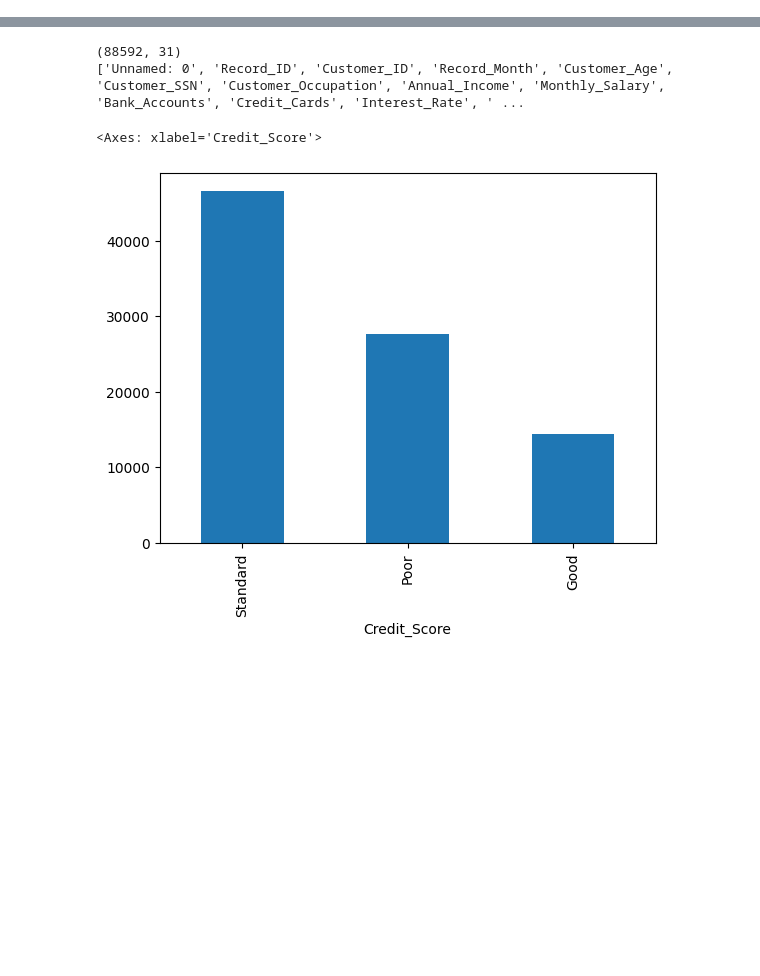
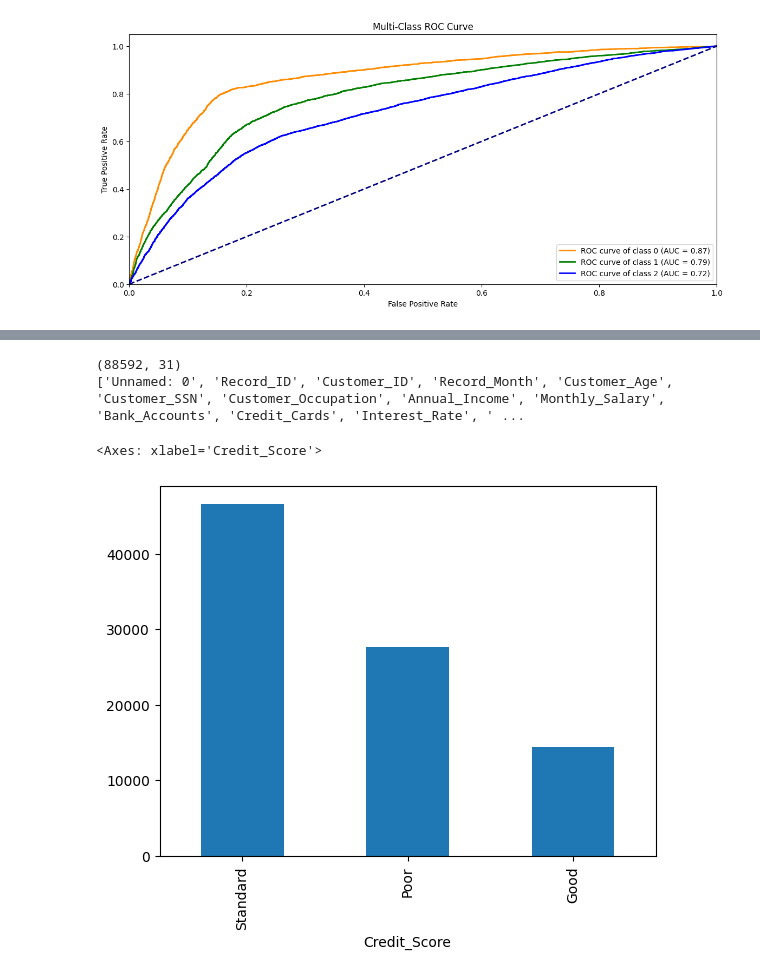
Before and after one commit to daningw/COMP5310, a Jupyter notebook: COMP5310_Assignment_2.ipynb, the cells around one changed output, grey strips where cells are left out. Saved outputs shown, nothing was run; the diff lists cells and outputs as text; code cells hidden in the pictures; blank space fills up the shorter version.

```diff
--- a/COMP5310_Assignment_2.ipynb
+++ b/COMP5310_Assignment_2.ipynb
@@ -16,0 +139,14 @@ df2 = pd.read_csv('mlia0425_A1_CleanDataset.csv')
+# %%
+# Clean up non-numeric values by removing extra characters like quotes and handling 'Not Specified'
+columns_to_clean = ['Loan_Types', 'Extra_Column_1', 'Extra_Column_2', 'Extra_Column_3']
+
+for col in columns_to_clean:
+    # Remove extra quotation marks and leading/trailing spaces
+    dataset_cleaned[col] = dataset_cleaned[col].str.replace("'", "").str.strip()
+    # Replace 'Not Specified' with NaN and fill with the most frequent value in the column
+    dataset_cleaned[col].replace('Not Specified', pd.NA, inplace=True)
+    dataset_cleaned[col].fillna(dataset_cleaned[col].mode()[0], inplace=True)
+
+# Now retry logistic regression with cleaned data
+X = dataset_cleaned.drop(columns=['Credit_Score'])
+y = dataset_cleaned['Credit_Score']
@@ -16,0 +227,80 @@ df2 = pd.read_csv('mlia0425_A1_CleanDataset.csv')
+# %%
+from sklearn.preprocessing import StandardScaler, label_binarize
+from sklearn.model_selection import train_test_split
+from sklearn.linear_model import LogisticRegression
+from sklearn.metrics import accuracy_score, confusion_matrix, classification_report, roc_curve, auc, precision_recall_curve, f1_score
+import matplotlib.pyplot as plt
+
+# Standardize the feature set
+scaler = StandardScaler()
+X_scaled = scaler.fit_transform(X)
+
+# Re-split the dataset with the scaled features
+X_train, X_test, y_train, y_test = train_test_split(X_scaled, y, test_size=0.2, random_state=42)
+
+# Apply logistic regression with more iterations
+log_reg = LogisticRegression(max_iter=5000, multi_class='ovr')  # OVR for multi-class
+log_reg.fit(X_train, y_train)
+
+# Predict on the test set
+y_pred = log_reg.predict(X_test)
+
+# Calculate accuracy and confusion matrix
+accuracy = accuracy_score(y_test, y_pred)
+conf_matrix = confusion_matrix(y_test, y_pred)
+
+# Output the classification report to evaluate precision, recall, and F1-score
+class_report = classification_report(y_test, y_pred)
+
+# Print the results
+print("Accuracy:", accuracy)
+print("Confusion Matrix:\n", conf_matrix)
+print("Classification Report:\n", class_report)
+
+# Convert labels to binary format for multi-class ROC curve and Precision-Recall curve
+y_test_bin = label_binarize(y_test, classes=[0, 1, 2])
+
+# Predict probabilities
+y_pred_proba = log_reg.predict_proba(X_test)
+
+# ROC and AUC for each class
+fpr = dict()
+tpr = dict()
+roc_auc = dict()
+
+for i in range(3):  # Assuming three classes
+    fpr[i], tpr[i], _ = roc_curve(y_test_bin[:, i], y_pred_proba[:, i])
+    roc_auc[i] = auc(fpr[i], tpr[i])
+
+# Plotting ROC Curves
+plt.figure(figsize=(14, 6))
+colors = ['darkorange', 'green', 'blue']
+for i in range(3):
+    plt.plot(fpr[i], tpr[i], color=colors[i], lw=2, label='ROC curve of class {0} (AUC = {1:0.2f})'.format(i, roc_auc[i]))
+
+plt.plot([0, 1], [0, 1], color='navy', lw=2, linestyle='--')
+plt.xlim([0.0, 1.0])
+plt.ylim([0.0, 1.05])
+plt.xlabel('False Positive Rate')
+plt.ylabel('True Positive Rate')
+plt.title('Multi-Class ROC Curve')
+plt.legend(loc="lower right")
+plt.show()
+
+# Precision-Recall Curves for each class
+plt.figure(figsize=(14, 6))
+precision = dict()
+recall = dict()
+f1 = dict()
+
+for i in range(3):
+    precision[i], recall[i], _ = precision_recall_curve(y_test_bin[:, i], y_pred_proba[:, i])
+    f1[i] = f1_score(y_test_bin[:, i], (y_pred_proba[:, i] > 0.5).astype(int))
+    plt.plot(recall[i], precision[i], lw=2, label='Precision-Recall curve of class {0} (F1 = {1:0.2f})'.format(i, f1[i]))
+
+plt.xlabel('Recall')
+plt.ylabel('Precision')
+plt.title('Multi-Class Precision-Recall Curve')
+plt.legend(loc="lower left")
+plt.show()
+# %% [output]
@@ -16,0 +322 @@ df2 = pd.read_csv('mlia0425_A1_CleanDataset.csv')
+[figure, added]
```
Also changed, not shown: parts of 21 cells of this notebook.
